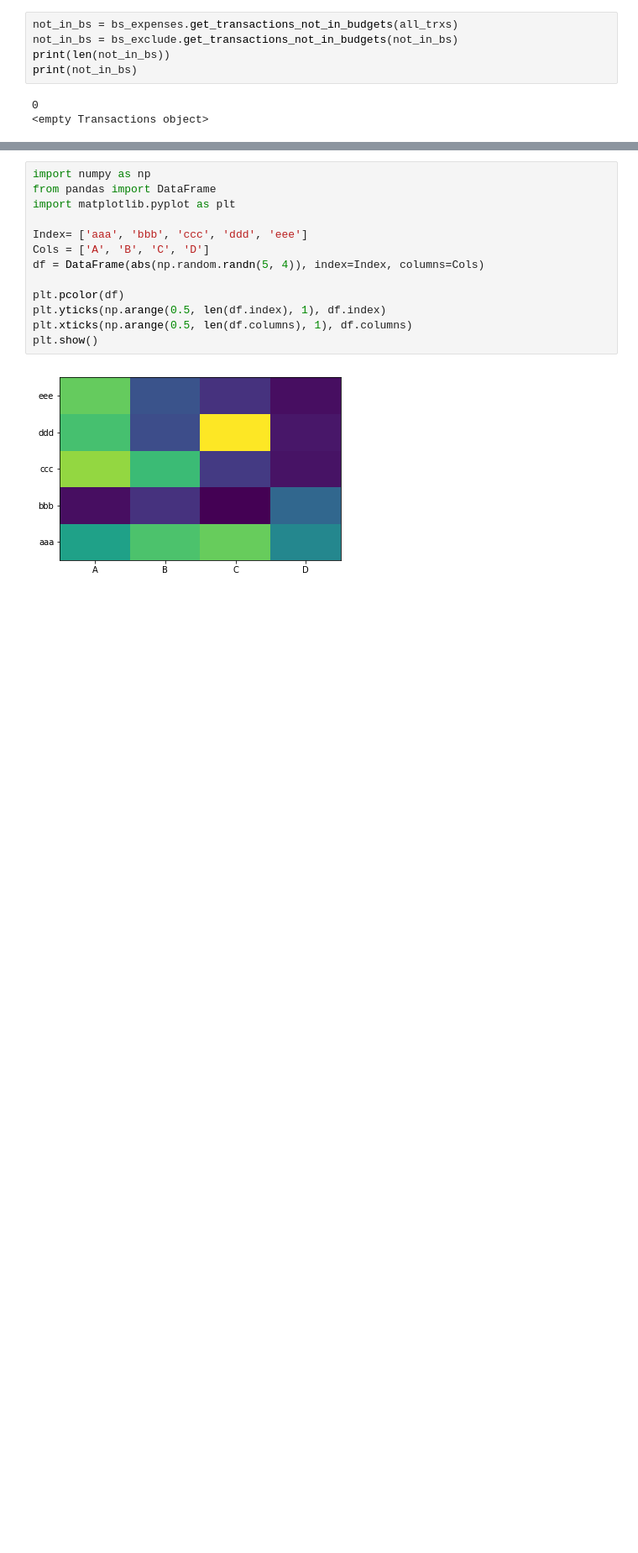
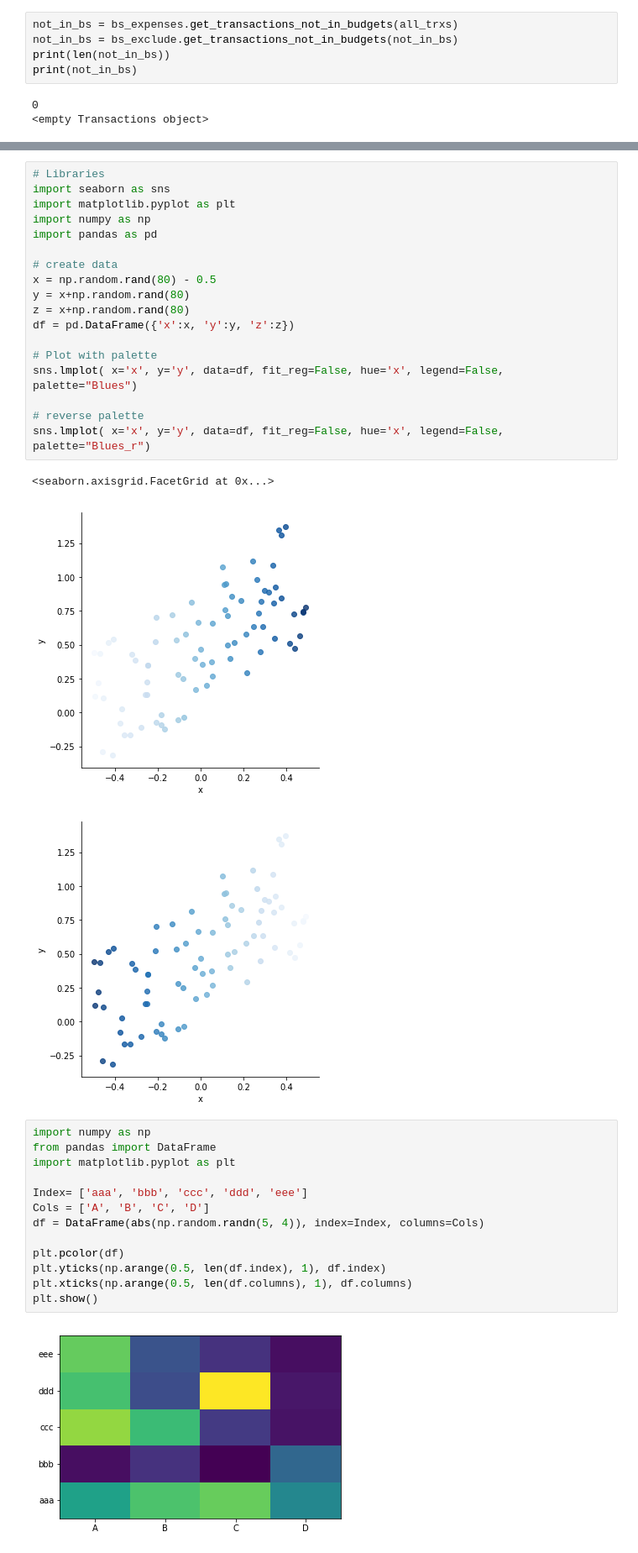
Before and after one commit to scribby182/Menthol, a Jupyter notebook: sandbox.ipynb, the cells around one changed output, grey strips where cells are left out. Shown at 84% size. Drawn from its saved outputs; the diff is of its cells as text; blank space fills up the shorter version.

```diff
--- a/sandbox.ipynb
+++ b/sandbox.ipynb
@@ -190,3 +241,25 @@ fig.savefig('test')
+# %%
+# Libraries
+import seaborn as sns
+import matplotlib.pyplot as plt
+import numpy as np
+import pandas as pd
+
+# create data
+x = np.random.rand(80) - 0.5
+y = x+np.random.rand(80)
+z = x+np.random.rand(80)
+df = pd.DataFrame({'x':x, 'y':y, 'z':z})
+
+# Plot with palette
+sns.lmplot( x='x', y='y', data=df, fit_reg=False, hue='x', legend=False, palette="Blues")
+
+# reverse palette
+sns.lmplot( x='x', y='y', data=df, fit_reg=False, hue='x', legend=False, palette="Blues_r")
+# %% [output]
+<seaborn.axisgrid.FacetGrid at 0x...>
+[figure, added]
+[figure, added]
 # %%
 import numpy as np
 from pandas import DataFrame
```
Also changed, not shown: parts of 21 cells of this notebook, 4 other files.
